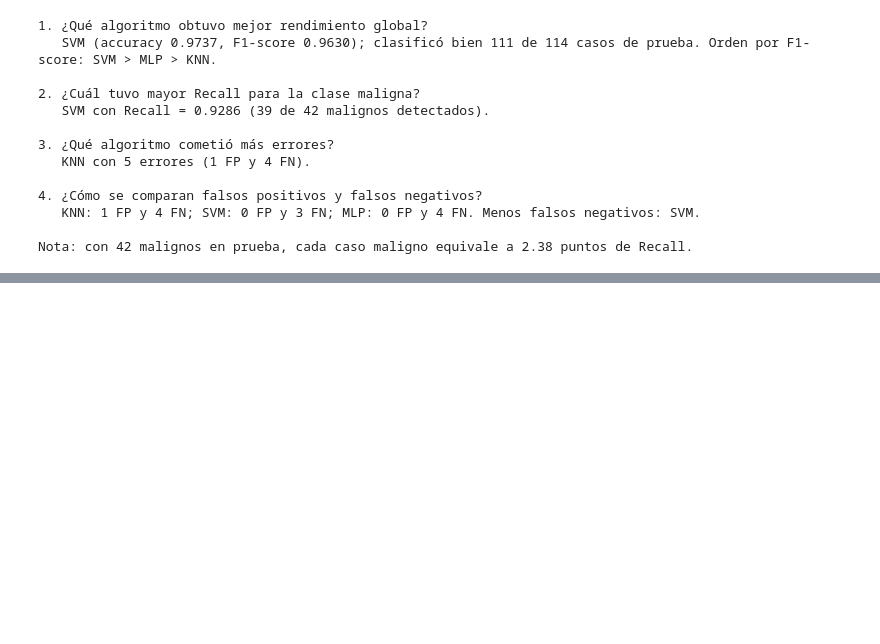
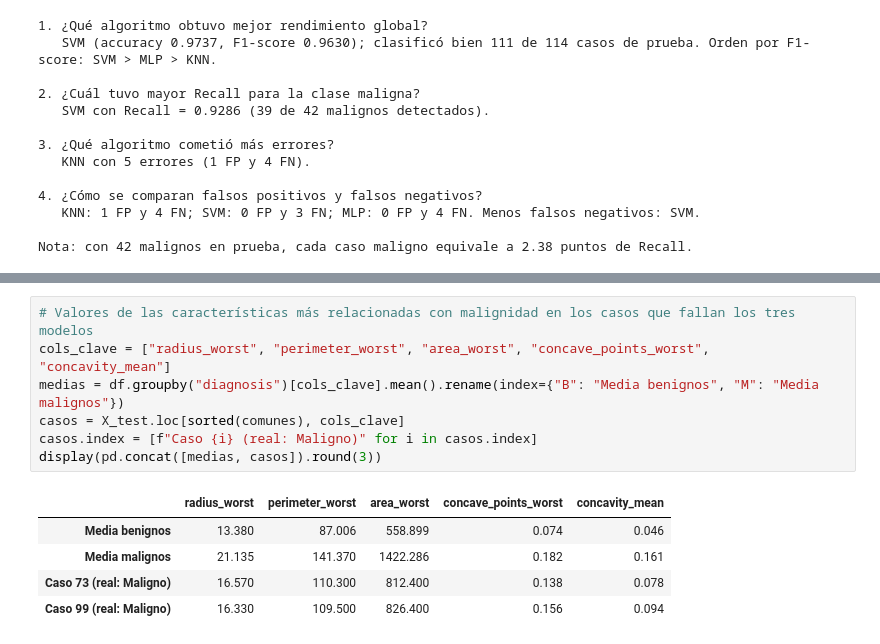
Before and after one commit to AngelaRKE/Algoritmos_Ap_Sup, a Jupyter notebook: notebooks/comparacion_knn_svm_mlp.ipynb, the cells around one changed output, grey strips where cells are left out. Cells and saved outputs as stored; diff of their text form; blank space fills up the shorter version.

```diff
--- a/notebooks/comparacion_knn_svm_mlp.ipynb
+++ b/notebooks/comparacion_knn_svm_mlp.ipynb
@@ -469,0 +505,13 @@ Nota: con 42 malignos en prueba, cada caso maligno equivale a 2.38 puntos de Rec
+# %%
+# Valores de las características más relacionadas con malignidad en los casos que fallan los tres modelos
+cols_clave = ["radius_worst", "perimeter_worst", "area_worst", "concave_points_worst", "concavity_mean"]
+medias = df.groupby("diagnosis")[cols_clave].mean().rename(index={"B": "Media benignos", "M": "Media malignos"})
+casos = X_test.loc[sorted(comunes), cols_clave]
+casos.index = [f"Caso {i} (real: Maligno)" for i in casos.index]
+display(pd.concat([medias, casos]).round(3))
+# %% [output]
+|  | radius_worst | perimeter_worst | area_worst | concave_points_worst | concavity_mean |
+| Media benignos | 13.380 | 87.006 | 558.899 | 0.074 | 0.046 |
+| Media malignos | 21.135 | 141.370 | 1422.286 | 0.182 | 0.161 |
+| Caso 73 (real: Maligno) | 16.570 | 110.300 | 812.400 | 0.138 | 0.078 |
+| Caso 99 (real: Maligno) | 16.330 | 109.500 | 826.400 | 0.156 | 0.094 |
```
Also changed, not shown: parts of 2 cells of this notebook.
